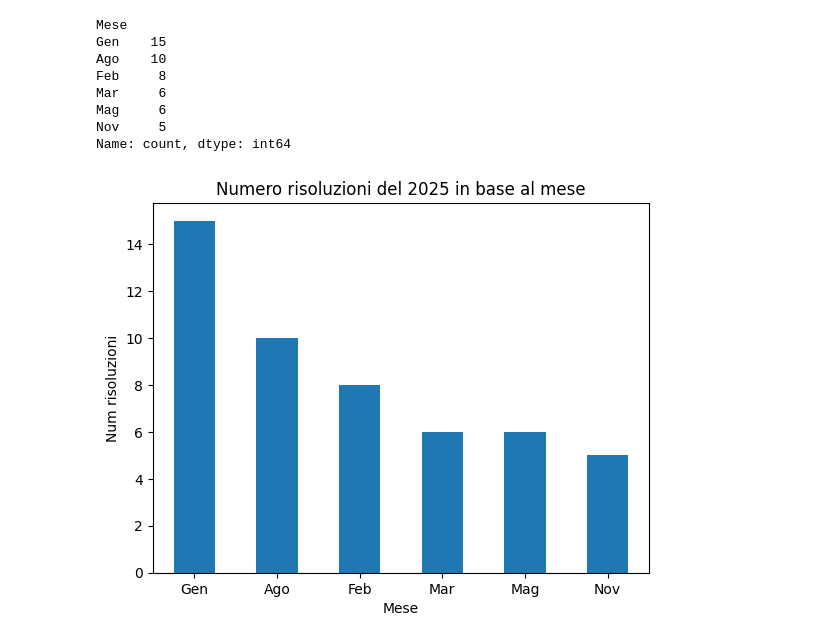
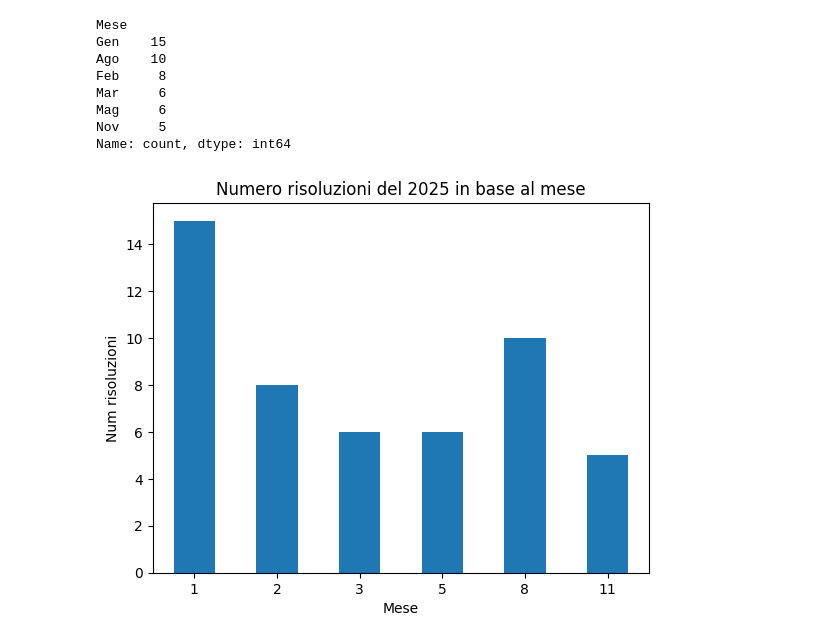
Before and after one commit to gl-alaimo/Timer_cubo_di_Rubik, a Jupyter notebook: scripts/notebook_cubo_2x2.ipynb, the cells around one changed output. Drawn from its saved outputs; the diff is of its cells as text; code cells hidden in the pictures.

```diff
--- a/scripts/notebook_cubo_2x2.ipynb
+++ b/scripts/notebook_cubo_2x2.ipynb
@@ -111,11 +111,11 @@ Mag     6
 Nov     5
 Name: count, dtype: int64
 # %%
-df[df["Anno"]==2025]["Mese"].value_counts().plot(kind="bar")
+df[df["Anno"]==2025]["Data completa"].dt.month.value_counts().sort_index().plot(kind="bar")
 plt.title("Numero risoluzioni del 2025 in base al mese")
 plt.ylabel("Num risoluzioni")
 plt.xlabel("Mese")
 plt.xticks(rotation=0)
 plt.show()
 # %% [output]
-[figure, old version]
+[figure, new version]
```
Also changed, not shown: parts of 2 cells of this notebook, 1 other file.
